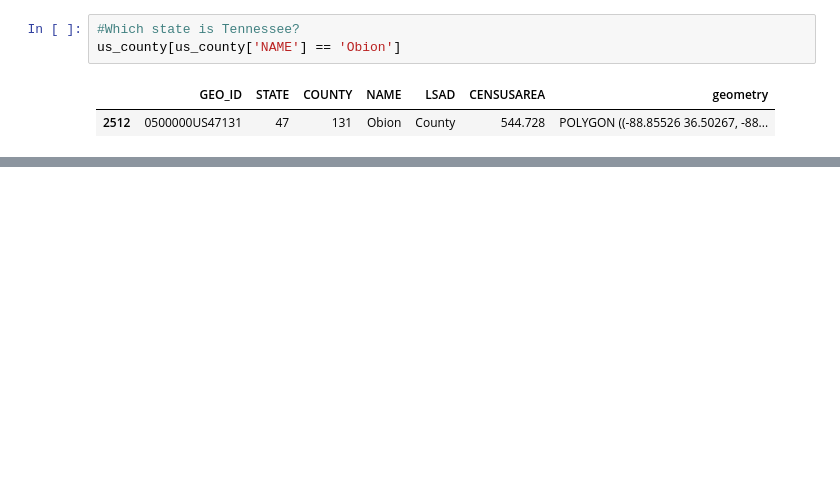
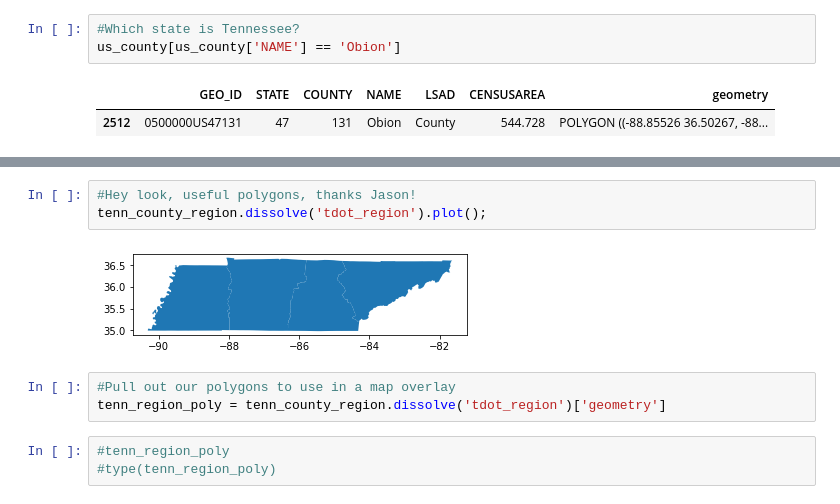
Before and after one commit to nss-data-science-cohort-4/dq3-earthquakes-fully-loaded-nachos, a Jupyter notebook: Notebooks/08_p2q1_tn_eq_by_region.ipynb, the cells around one changed output, grey strips where cells are left out. Cells and saved outputs as stored; diff of their text form; blank space fills up the shorter version.

```diff
--- a/Notebooks/08_p2q1_tn_eq_by_region.ipynb
+++ b/Notebooks/08_p2q1_tn_eq_by_region.ipynb
@@ -123,0 +129,11 @@ tenn_county_region.plot('tdot_region');
+# %%
+#Hey look, useful polygons, thanks Jason!
+tenn_county_region.dissolve('tdot_region').plot();
+# %% [output]
+[figure, added]
+# %%
+#Pull out our polygons to use in a map overlay
+tenn_region_poly = tenn_county_region.dissolve('tdot_region')['geometry']
+# %%
+#tenn_region_poly
+#type(tenn_region_poly)
```
Also changed, not shown: parts of 51 cells of this notebook.
